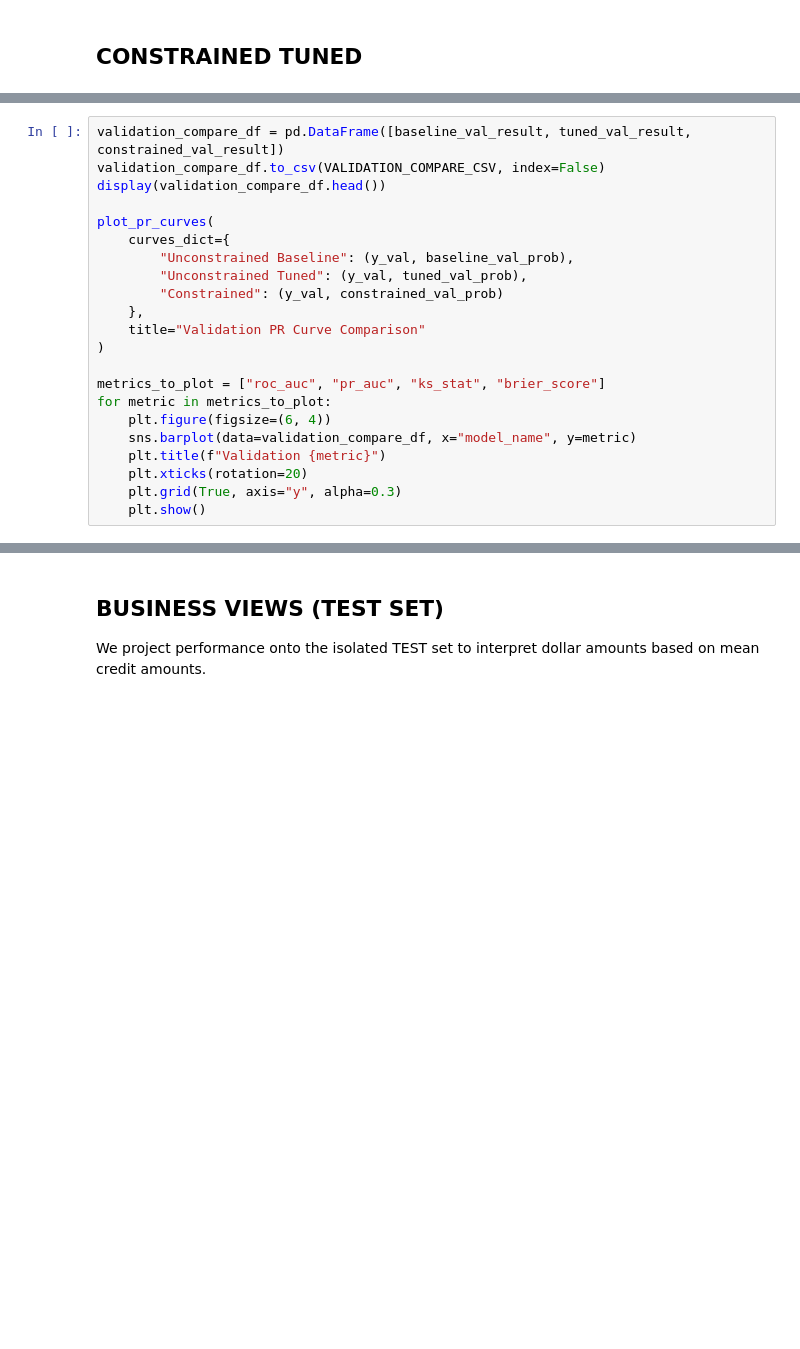
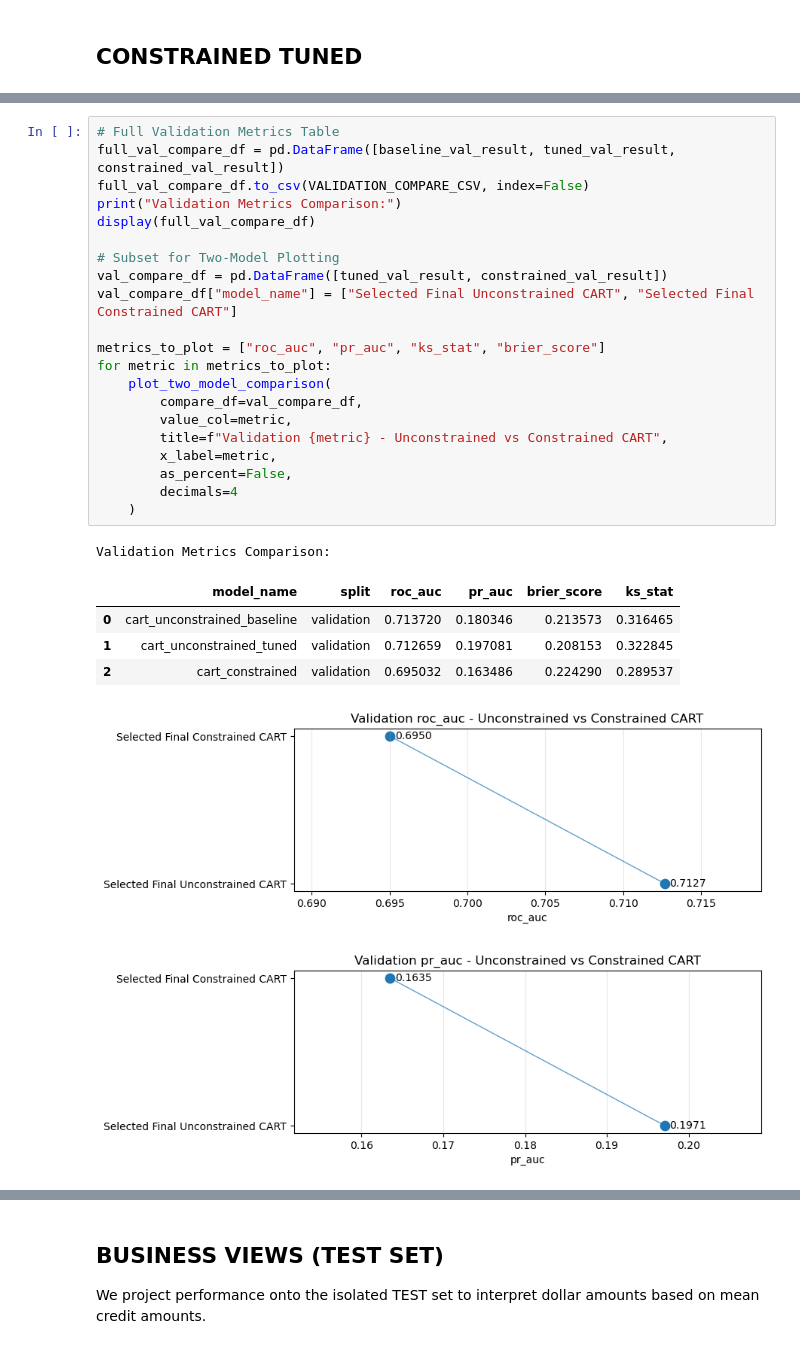
Before and after one commit to jlsampedromazon/credit-risk-model-constraint-eval, a Jupyter notebook: scripts/cart_models.ipynb, the cells around one changed output, grey strips where cells are left out. Cells and saved outputs as stored; diff of their text form; blank space fills up the shorter version.

```diff
--- a/scripts/cart_models.ipynb
+++ b/scripts/cart_models.ipynb
@@ -272,22 +284,0 @@ Constrained Tuned validation results: {'model_name': 'cart_constrained', 'split'
-# %%
-validation_compare_df = pd.DataFrame([baseline_val_result, tuned_val_result, constrained_val_result])
-validation_compare_df.to_csv(VALIDATION_COMPARE_CSV, index=False)
-display(validation_compare_df.head())
-
-plot_pr_curves(
-    curves_dict={
-        "Unconstrained Baseline": (y_val, baseline_val_prob),
-        "Unconstrained Tuned": (y_val, tuned_val_prob),
-        "Constrained": (y_val, constrained_val_prob)
-    },
-    title="Validation PR Curve Comparison"
-)
-
-metrics_to_plot = ["roc_auc", "pr_auc", "ks_stat", "brier_score"]
-for metric in metrics_to_plot:
-    plt.figure(figsize=(6, 4))
-    sns.barplot(data=validation_compare_df, x="model_name", y=metric)
-    plt.title(f"Validation {metric}")
-    plt.xticks(rotation=20)
-    plt.grid(True, axis="y", alpha=0.3)
-    plt.show()
@@ -347,0 +285,29 @@ Test Metrics Comparison:
+# %%
+# Full Validation Metrics Table
+full_val_compare_df = pd.DataFrame([baseline_val_result, tuned_val_result, constrained_val_result])
+full_val_compare_df.to_csv(VALIDATION_COMPARE_CSV, index=False)
+print("Validation Metrics Comparison:")
+display(full_val_compare_df)
+
+# Subset for Two-Model Plotting
+val_compare_df = pd.DataFrame([tuned_val_result, constrained_val_result])
+val_compare_df["model_name"] = ["Selected Final Unconstrained CART", "Selected Final Constrained CART"]
+
+metrics_to_plot = ["roc_auc", "pr_auc", "ks_stat", "brier_score"]
+for metric in metrics_to_plot:
+    plot_two_model_comparison(
+        compare_df=val_compare_df,
+        value_col=metric,
+        title=f"Validation {metric} - Unconstrained vs Constrained CART",
+        x_label=metric,
+        as_percent=False,
+        decimals=4
+    )
+# %% [output]
+Validation Metrics Comparison:
+|  | model_name | split | roc_auc | pr_auc | brier_score | ks_stat |
+| 0 | cart_unconstrained_baseline | validation | 0.713720 | 0.180346 | 0.213573 | 0.316465 |
+| 1 | cart_unconstrained_tuned | validation | 0.712659 | 0.197081 | 0.208153 | 0.322845 |
+| 2 | cart_constrained | validation | 0.695032 | 0.163486 | 0.224290 | 0.289537 |
+[figure, added]
+[figure, added]
```
Also changed, not shown: parts of 21 cells of this notebook.
